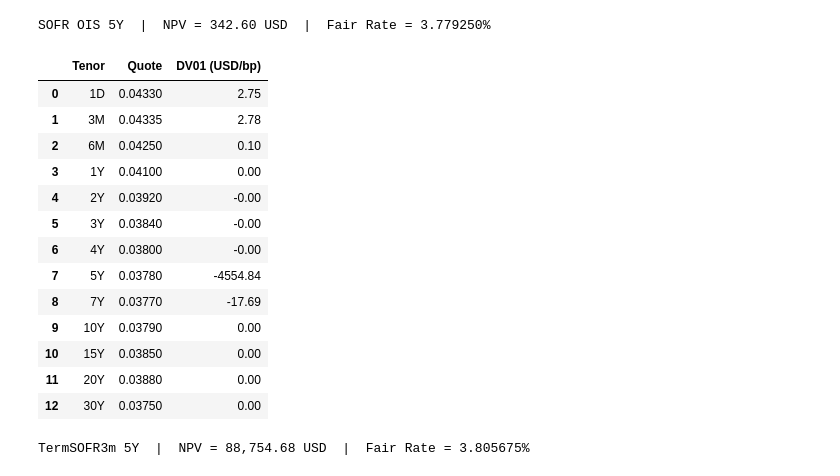
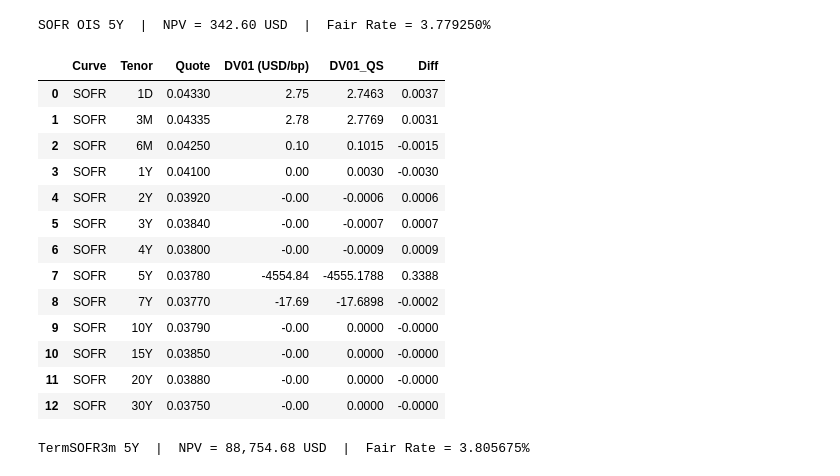
Before and after one commit to jmelo11/quantsupport, a Jupyter notebook: examples/sensitivity/bechmark/sensitivity.ipynb, the cells around one changed output. Saved outputs shown, nothing was run; the diff lists cells and outputs as text; code cells hidden in the pictures.

```diff
--- a/examples/sensitivity/bechmark/sensitivity.ipynb
+++ b/examples/sensitivity/bechmark/sensitivity.ipynb
@@ -176,33 +175,32 @@ SOFR OIS 5Y  |  NPV = 342.60 USD  |  Fair Rate = 3.779250%
 # %%
 sofr_tenors  = ["1D","3M","6M","1Y","2Y","3Y","4Y","5Y","7Y","10Y","15Y","20Y","30Y"]
 sofr_quotes  = curves['SOFR']['quotes']
 bump = 1e-4
 base_npv = sofr_swap.NPV()
-rows, total = [], 0.0
+sofr_swap_rows = []
 for tenor, q in zip(sofr_tenors, sofr_quotes):
     rq = q['rate']
     orig = rq.value()
     rq.setValue(orig + bump)
     dv01 = sofr_swap.NPV() - base_npv
     rq.setValue(orig)
-    total += dv01
-    rows.append({"Tenor": tenor, "Quote": round(orig, 6), "DV01 (USD/bp)": round(dv01, 2)})
-pd.DataFrame(rows)
+    sofr_swap_rows.append({"Curve": "SOFR", "Tenor": tenor, "Quote": round(orig, 6), "DV01 (USD/bp)": round(dv01, 2)})
+compare_sensitivities(sofr_swap_rows, "SOFR OIS 5Y Swap")
 # %% [output]
-|  | Tenor | Quote | DV01 (USD/bp) |
-| 0 | 1D | 0.04330 | 2.75 |
-| 1 | 3M | 0.04335 | 2.78 |
-| 2 | 6M | 0.04250 | 0.10 |
-| 3 | 1Y | 0.04100 | 0.00 |
-| 4 | 2Y | 0.03920 | -0.00 |
-| 5 | 3Y | 0.03840 | -0.00 |
-| 6 | 4Y | 0.03800 | -0.00 |
-| 7 | 5Y | 0.03780 | -4554.84 |
-| 8 | 7Y | 0.03770 | -17.69 |
-| 9 | 10Y | 0.03790 | 0.00 |
-| 10 | 15Y | 0.03850 | 0.00 |
-| 11 | 20Y | 0.03880 | 0.00 |
-| 12 | 30Y | 0.03750 | 0.00 |
+|  | Curve | Tenor | Quote | DV01 (USD/bp) | DV01_QS | Diff |
+| 0 | SOFR | 1D | 0.04330 | 2.75 | 2.7463 | 0.0037 |
+| 1 | SOFR | 3M | 0.04335 | 2.78 | 2.7769 | 0.0031 |
+| 2 | SOFR | 6M | 0.04250 | 0.10 | 0.1015 | -0.0015 |
+| 3 | SOFR | 1Y | 0.04100 | 0.00 | 0.0030 | -0.0030 |
+| 4 | SOFR | 2Y | 0.03920 | -0.00 | -0.0006 | 0.0006 |
+| 5 | SOFR | 3Y | 0.03840 | -0.00 | -0.0007 | 0.0007 |
+| 6 | SOFR | 4Y | 0.03800 | -0.00 | -0.0009 | 0.0009 |
+| 7 | SOFR | 5Y | 0.03780 | -4554.84 | -4555.1788 | 0.3388 |
+| 8 | SOFR | 7Y | 0.03770 | -17.69 | -17.6898 | -0.0002 |
+| 9 | SOFR | 10Y | 0.03790 | -0.00 | 0.0000 | -0.0000 |
+| 10 | SOFR | 15Y | 0.03850 | -0.00 | 0.0000 | -0.0000 |
+| 11 | SOFR | 20Y | 0.03880 | -0.00 | 0.0000 | -0.0000 |
+| 12 | SOFR | 30Y | 0.03750 | -0.00 | 0.0000 | -0.0000 |
 # %%
 ts3m_index = curves['TermSOFR3m']['index']
 ts3m_swap = ore.VanillaSwap(ore.VanillaSwap.Receiver, notional,
```
Also changed, not shown: parts of 5 cells of this notebook.
